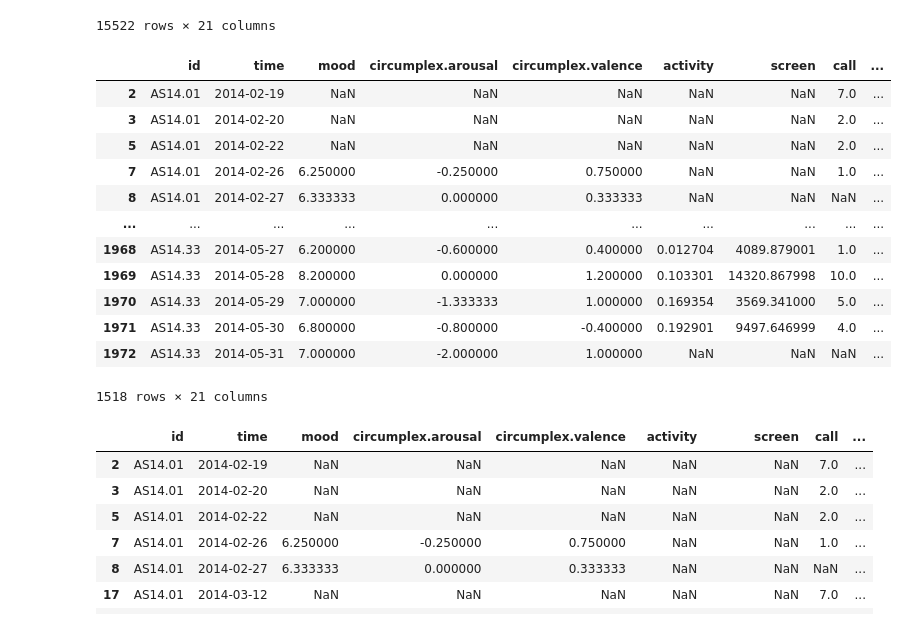
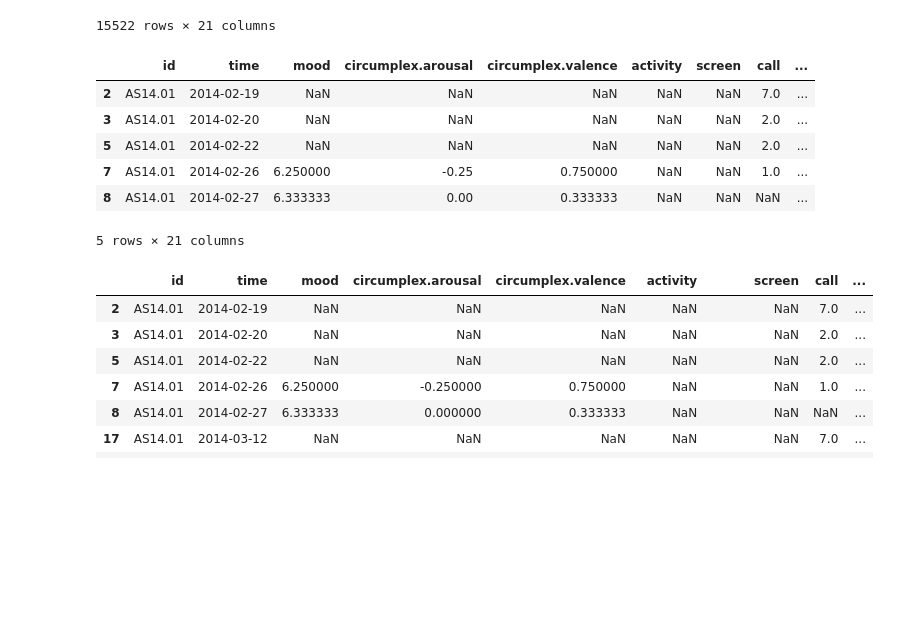
Before and after one commit to susymaijer/DMT, a Jupyter notebook: DM.ipynb, the cells around one changed output. Saved outputs shown, nothing was run; the diff lists cells and outputs as text; code cells hidden in the pictures; blank space fills up the shorter version.

```diff
--- a/DM.ipynb
+++ b/DM.ipynb
@@ -538,21 +538,15 @@ df_grouped = df.groupby((['id', 'time']), as_index=False).max()
 #drop rows with more than 18 Nan values
 df_new = df_grouped.loc[df_grouped.isnull().sum(axis=1)<18]
 # %%
-df_new
+df_new.head(n)
 # %% [output]
 |  | id | time | mood | circumplex.arousal | circumplex.valence | activity | screen | call | ... |
 | 2 | AS14.01 | 2014-02-19 | NaN | NaN | NaN | NaN | NaN | 7.0 | ... |
 | 3 | AS14.01 | 2014-02-20 | NaN | NaN | NaN | NaN | NaN | 2.0 | ... |
 | 5 | AS14.01 | 2014-02-22 | NaN | NaN | NaN | NaN | NaN | 2.0 | ... |
-| 7 | AS14.01 | 2014-02-26 | 6.250000 | -0.250000 | 0.750000 | NaN | NaN | 1.0 | ... |
-| 8 | AS14.01 | 2014-02-27 | 6.333333 | 0.000000 | 0.333333 | NaN | NaN | NaN | ... |
-| ... | ... | ... | ... | ... | ... | ... | ... | ... | ... |
-| 1968 | AS14.33 | 2014-05-27 | 6.200000 | -0.600000 | 0.400000 | 0.012704 | 4089.879001 | 1.0 | ... |
-| 1969 | AS14.33 | 2014-05-28 | 8.200000 | 0.000000 | 1.200000 | 0.103301 | 14320.867998 | 10.0 | ... |
-| 1970 | AS14.33 | 2014-05-29 | 7.000000 | -1.333333 | 1.000000 | 0.169354 | 3569.341000 | 5.0 | ... |
-| 1971 | AS14.33 | 2014-05-30 | 6.800000 | -0.800000 | -0.400000 | 0.192901 | 9497.646999 | 4.0 | ... |
-| 1972 | AS14.33 | 2014-05-31 | 7.000000 | -2.000000 | 1.000000 | NaN | NaN | NaN | ... |
+| 7 | AS14.01 | 2014-02-26 | 6.250000 | -0.25 | 0.750000 | NaN | NaN | 1.0 | ... |
+| 8 | AS14.01 | 2014-02-27 | 6.333333 | 0.00 | 0.333333 | NaN | NaN | NaN | ... |
-1518 rows × 21 columns
+5 rows × 21 columns
 # %%
 df_new.loc[df_new['id'] == 'AS14.01']
 # %% [output]
```
Also changed, not shown: parts of 1 cell of this notebook, 35 other files.
